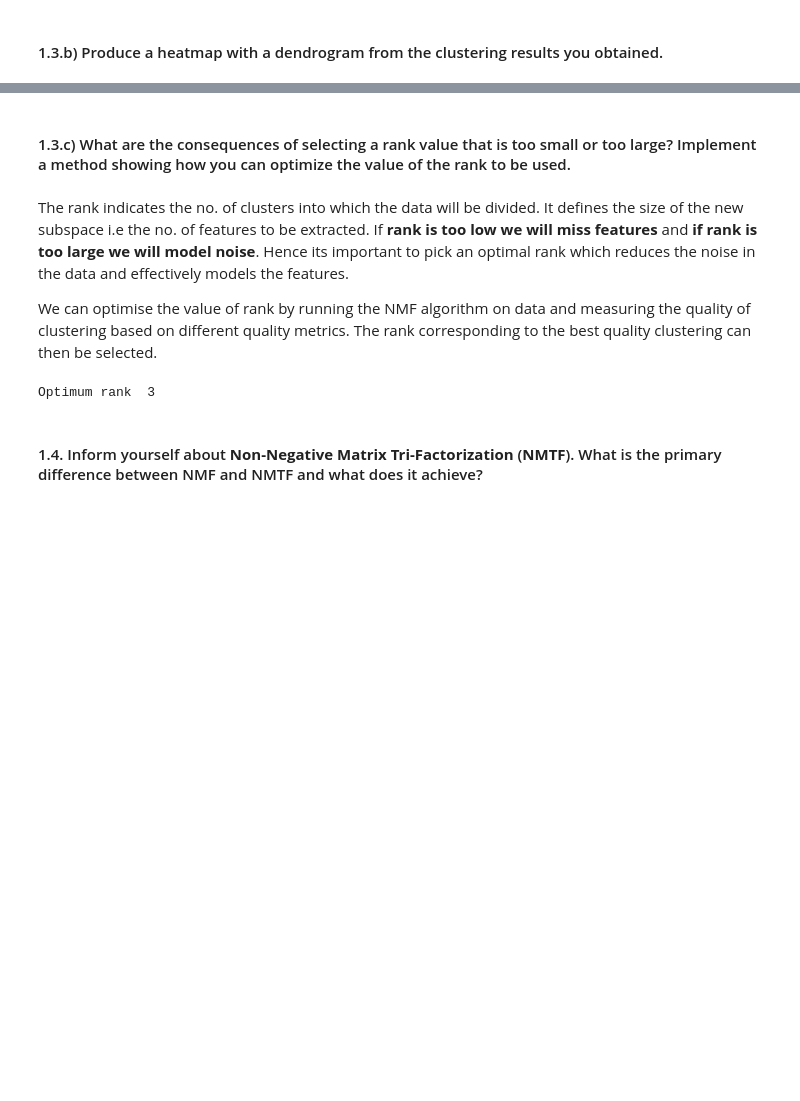
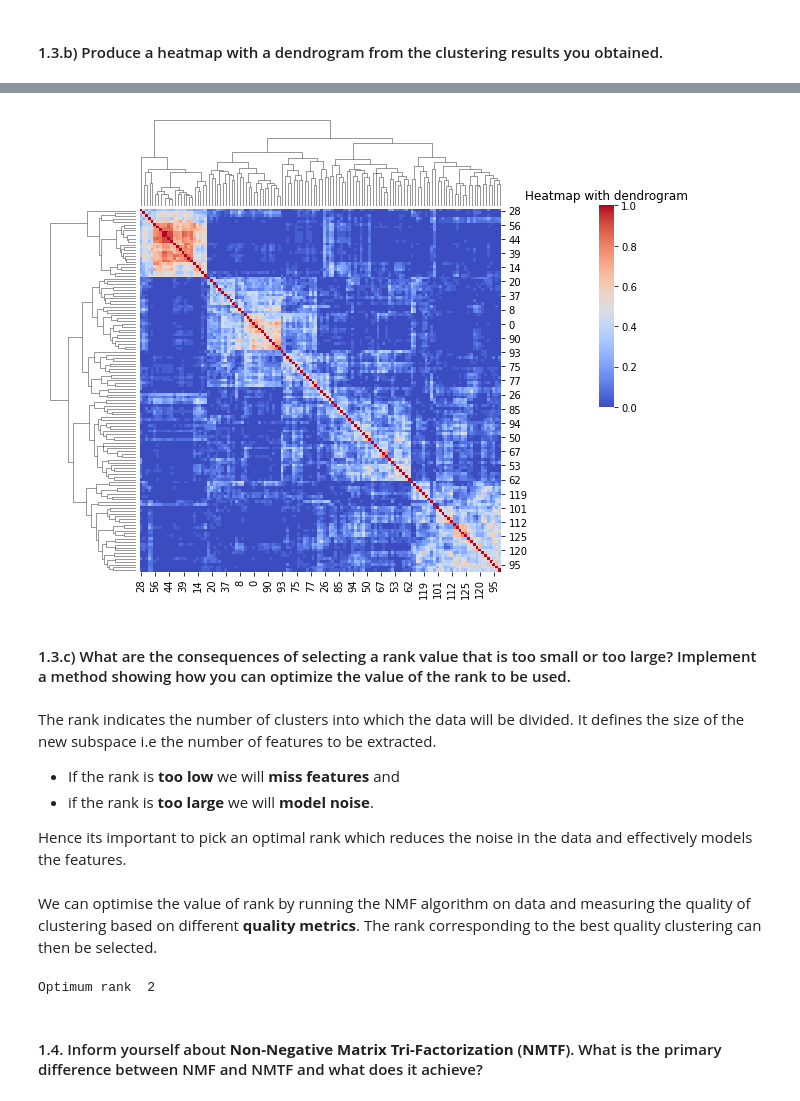
Before and after one commit to FabriceBeaumont/MA-INF_4216_Biomedical_DS_and_AI, a Jupyter notebook: Sheet6/Assignment6_Solutions.ipynb, the cells around one changed output, grey strips where cells are left out. Drawn from its saved outputs; the diff is of its cells as text; code cells hidden in the pictures; blank space fills up the shorter version.

```diff
--- a/Sheet6/Assignment6_Solutions.ipynb
+++ b/Sheet6/Assignment6_Solutions.ipynb
@@ -87,4 +82,8 @@ $$D(X||WH) = \sum_{ij}\left( x_{ij}\log\frac{x_{ij}}{w_{ij}H_{ij}}-x_{ij}+w_{ij}
 2. **Image Analysis and Computer Vision** - NMF is also applied in feature representation for facial feature extraction and video tracking.
 # %% [markdown]
 #### 1.3. Use the nimfa package for NMF clustering on the `gene expression data` to cluster genes into groups. Use the parameters (10 ranks, 50 maximum iterations and 25 runs) to compute the following:
+# %%
+ranks = 10
+max_nr_iterations = 50
+nr_runs = 25
 # %%
@@ -128,18 +128,22 @@ gene_expression_data
 | 33718_at | 0.273593 | 0.401375 | 0.301529 | 0.659517 | 0.196066 | 0.356748 | 0.590278 | 0.340046 | 0.542165 | 0.221993 | 0.325984 | ... |
 5000 rows × 128 columns
 # %%
-# creating Standard NMF model for data with 10 ranks, 50 maximum iterations and 25 runs
+# Creating Standard NMF model for data with 10 ranks, 50 maximum iterations and 25 runs
 nmf_model = nimfa.Nmf(
-    V = gene_expression_data.to_numpy(), # target matrix, we convert dataframe to matrix
-    rank = 10, # factorization rank
-    max_iter = 50, # max factorization iterations
-    n_run = 25, # runs of the algorithm
-    track_factor=True, # enable track_factor to compute connectivity matrix across multiple runs
+    # Set the target matrix
+    V = gene_expression_data.to_numpy(),
+    # Set the factorization rank
+    rank = ranks,
+    # Set the maximum number of factorization iterations
+    max_iter = max_nr_iterations,
+    # Set the number of runs of the algorithm
+    n_run = nr_runs,
+    # Enable the computation of a connectivity matrix across multiple runs
+    track_factor=True,
 )
 
-# instantiate model
+# Instantiate model
 nmf_fit = nmf_model()
 
-# model summary
 # print(nmf_fit.summary())
 # %% [markdown]
@@ -181,11 +180,21 @@ plt.show()
+# %%
+sns.clustermap(consensus_matrix, cmap='coolwarm', figsize=(7, 7), cbar_pos=(1.12, .4, .03, .4))
+plt.title('Heatmap with dendrogram')
+plt.show()
+# %% [output]
+[figure, added]
 # %% [markdown]
 #### 1.3.c) What are the consequences of selecting a rank value that is too small or too large? Implement a method showing how you can optimize the value of the rank to be used.
 # %% [markdown]
-The rank indicates the no. of clusters into which the data will be divided. It defines the size of the new subspace i.e the no. of features to be extracted. If **rank is too low we will miss features** and **if rank is too large we will model noise**. Hence its important to pick an optimal rank which reduces the noise in the data and effectively models the features.
+The rank indicates the number of clusters into which the data will be divided. It defines the size of the new subspace i.e the number of features to be extracted.
+- If the rank is **too low** we will **miss features** and
+- if the rank is **too large** we will **model noise**.
 
-We can optimise the value of rank by running the NMF algorithm on data and measuring the quality of clustering based on different quality metrics. The rank corresponding to the best quality clustering can then be selected.
+Hence its important to pick an optimal rank which reduces the noise in the data and effectively models the features.
+# %% [markdown]
+We can optimise the value of rank by running the NMF algorithm on data and measuring the quality of clustering based on different **quality metrics**. The rank corresponding to the best quality clustering can then be selected.
 # %%
-# method to find the optimum rank value using cophenetic correlation coefficient
+# Method to find the optimum rank value using cophenetic correlation coefficient
 def get_optimum_rank(candidate_ranks = [8, 10], data = None, quality_metric = 'cophenetic'):
     '''
     This method selects the optimum rank value from the
@@ -193,42 +202,41 @@ def get_optimum_rank(candidate_ranks = [8, 10], data = None, quality_metric = 'c
     produces a clustering having the highest value of the quality metric.
 
     Parameters:
-    candidate_ranks -  The list of candidate ranks which will be tested to find the optimum rank,
+    candidate_ranks - The list of candidate ranks which will be tested to find the optimum rank,
     data - The data to be clustered,
     quality_metric - The metric used to asses the quality of the clustering produced by the rank.
     We assess the quality of the clustering using cophenetic correlation
     '''
 
-    # initialise best_rank and quality metric result
     best_rank = candidate_ranks[0]
     quality_metric_results = []
 
-    # iterate over all candidate ranks
     for candidate_rank in candidate_ranks:
 
-        # perform NMF clustering with candidate rank
+        # Perform NMF clustering with the current candidate rank
         nmf_model = nimfa.Nmf(
             V = data.to_numpy(),
             rank = candidate_rank,
-            max_iter = 50,
-            n_run = 35,
+            max_iter = max_nr_iterations,
+            n_run = nr_runs,
             track_factor=True,
         )
         nmf_fit = nmf_model()
 
-        # choose highest rank before cophenetic correlation starts dropping
-        if( 0 < len(quality_metric_results) and quality_metric_results[- 1] > nmf_fit.summary()['cophenetic'] ):
+        # Choose highest rank before the cophenetic correlation starts dropping
+        if ( 0 < len(quality_metric_results) and quality_metric_results[- 1] > nmf_fit.summary()['cophenetic'] ):
             break
         else:
+            # Update the best rank since a better one has been found
             best_rank = candidate_rank
 
         quality_metric_results.append(nmf_fit.summary()['cophenetic'])
 
     return best_rank
-
-print( 'Optimum rank ', get_optimum_rank(candidate_ranks = [2, 3, 10], data = gene_expression_data))
-# %% [output]
-Optimum rank  3
+# %%
+print( 'Optimum rank ', get_optimum_rank(candidate_ranks = [2, 3, 10], data = gene_expression_data))
+# %% [output]
+Optimum rank  2
 # %% [markdown]
 #### 1.4. Inform yourself about **Non-Negative Matrix Tri-Factorization** (**NMTF**). What is the primary difference between NMF and NMTF and what does it achieve?
 # %% [markdown]
```
Also changed, not shown: parts of 11 cells of this notebook.
